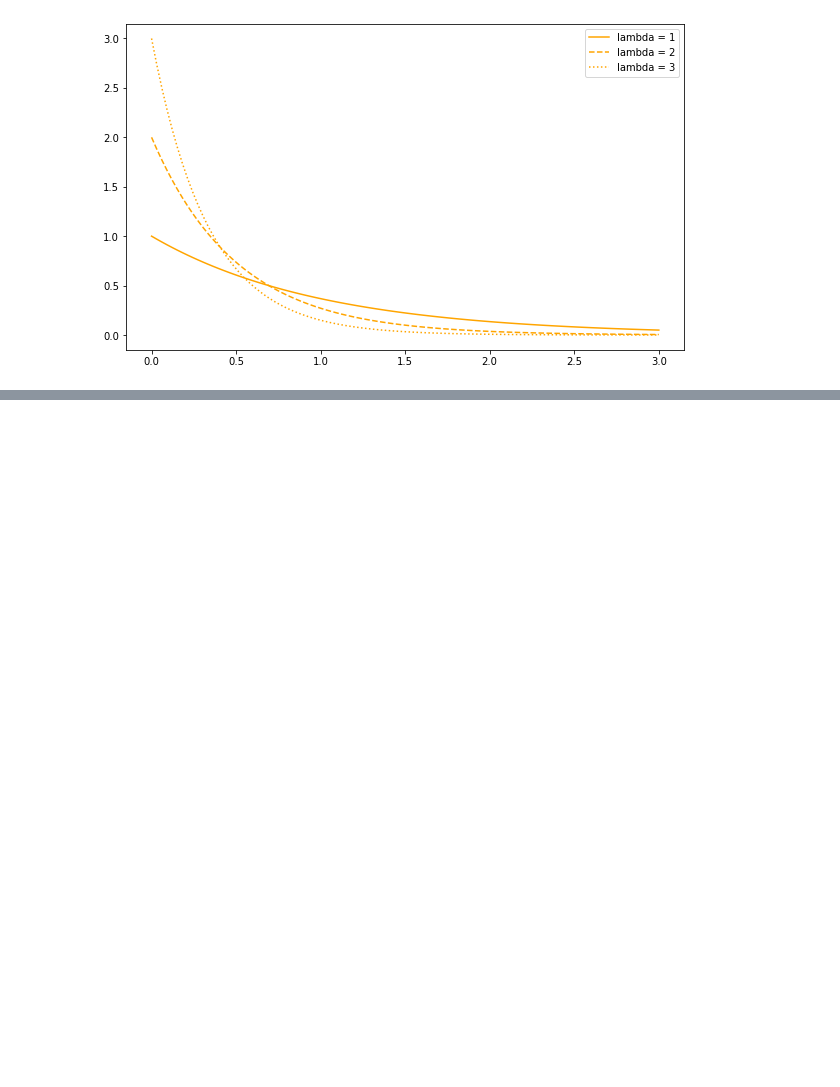
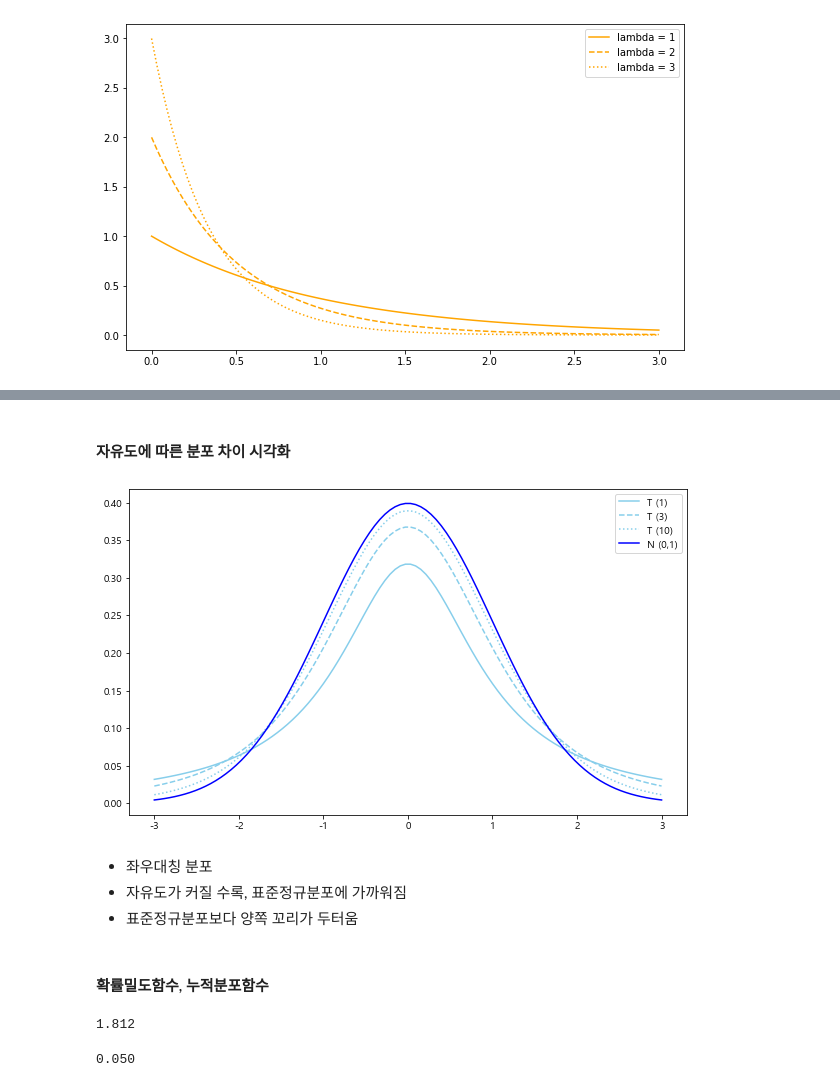
Before and after one commit to choi-aerim/cakd7_class, a Jupyter notebook: m3_ 통계/Statistcs_2.ipynb, the cells around one changed output, grey strips where cells are left out. Drawn from its saved outputs; the diff is of its cells as text; code cells hidden in the pictures; blank space fills up the shorter version.

```diff
--- a/m3_ 통계/Statistcs_2.ipynb
+++ b/m3_ 통계/Statistcs_2.ipynb
@@ -790,2 +937,39 @@ plt.show()
+# %% [markdown]
+#### 자유도에 따른 분포 차이 시각화
+# %%
+fig = plt.figure(figsize = (10,6))
+ax = fig.add_subplot(111)
+
+x = np.linspace(-3, 3, 100)
+for n, ls in zip([1,3,10], linestyles):
+    rv = stats.t(n)
+    ax.plot(xs, rv.pdf(xs), linestyle = ls, label = f'T ({n})', color = 'skyblue')
+
+rv2 = stats.norm()
+ax.plot(xs, rv2.pdf(xs), label = f'N (0,1)', color = 'blue')
+
+ax.legend()
+plt.show()
+# %% [output]
+[figure, added]
+# %% [markdown]
+- 좌우대칭 분포
+- 자유도가 커질 수록, 표준정규분포에 가까워짐
+- 표준정규분포보다 양쪽 꼬리가 두터움
+# %% [markdown]
+#### 확률밀도함수, 누적분포함수
+# %%
+# 상위 100α% 구하기
+# P(X >= x) = α를 만족하는 x값 구하기
+# 정규분포에서 칠해진 면적이 α인 x값 구하기
+
+rv = stats.t(10)
+rv.isf(0.05)
+# %% [output]
+1.812
+# %%
+1 - rv.cdf(1.812)
+# %% [output]
+0.050
 # %% [markdown]
 ### F분포
```
Also changed, not shown: parts of 33 cells of this notebook.
